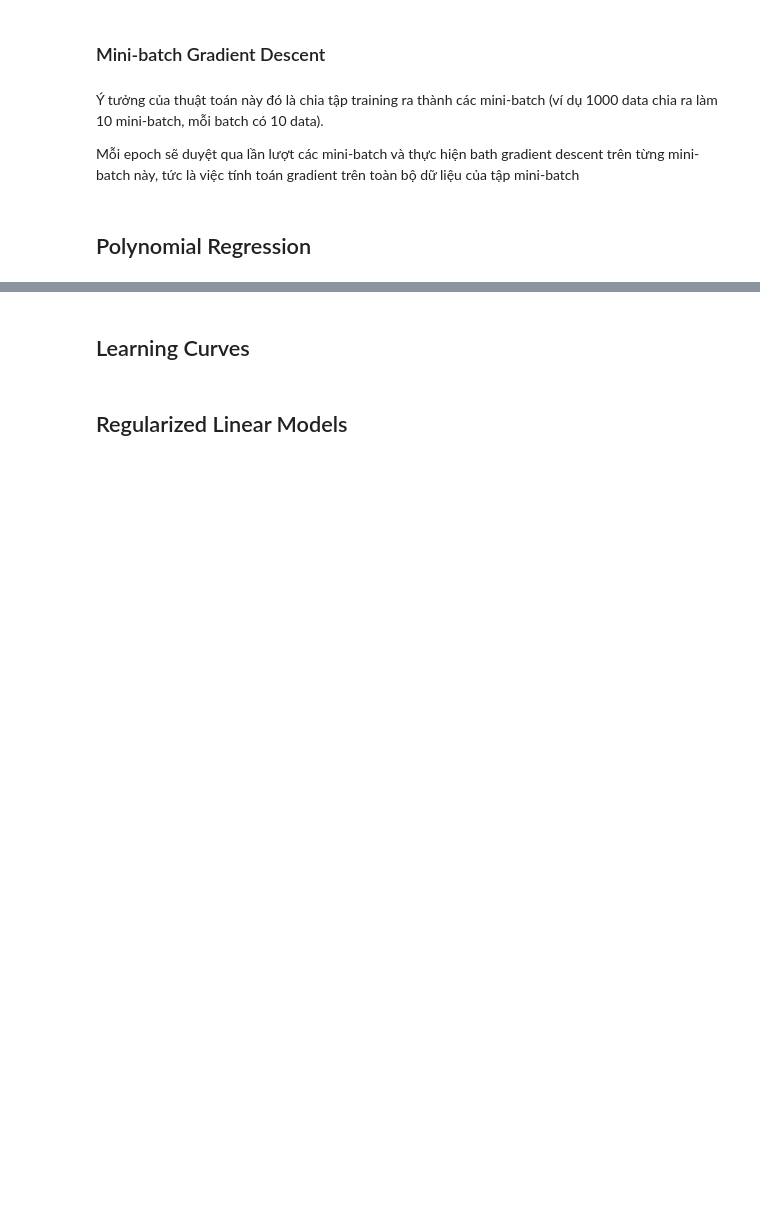
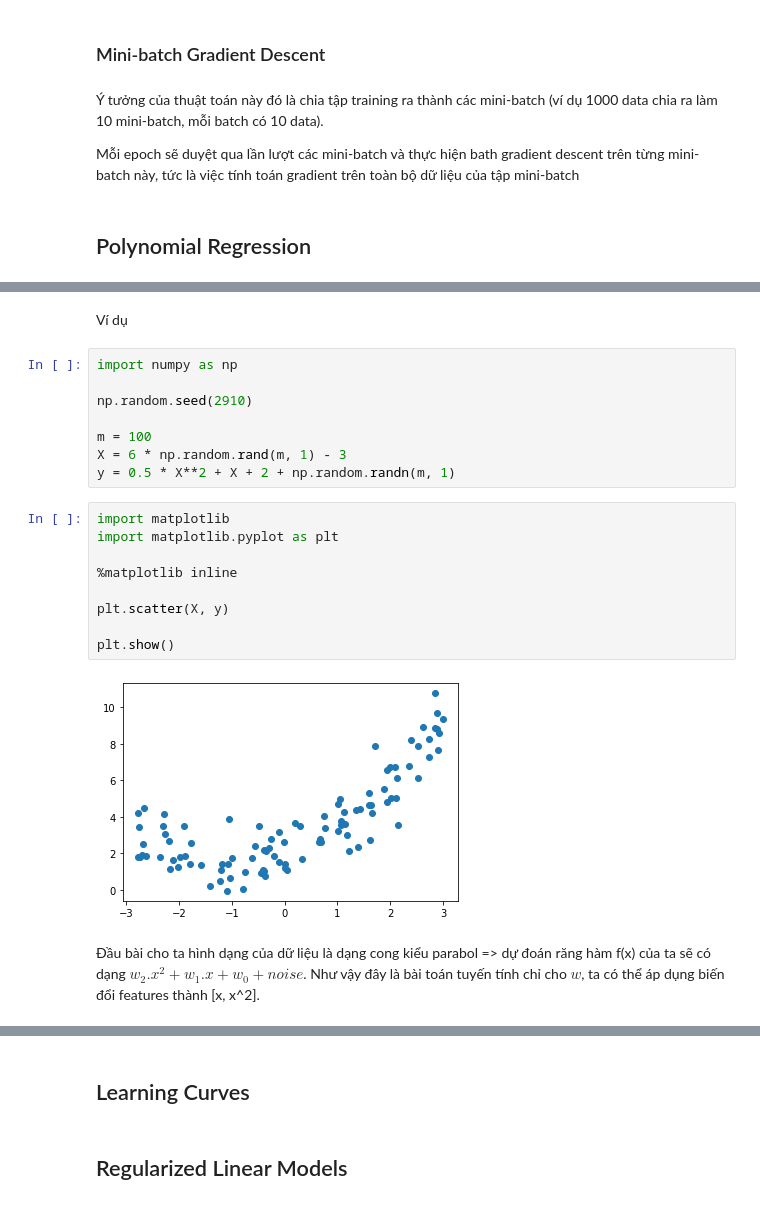
Before and after one commit to sonhm3029/Learning_ML_with_book, a Jupyter notebook: practice/hand_on_ml_with_sklearn_tensorflow/[Part1]_The_fundamentals_of_ML/chapter4.ipynb, the cells around one changed output, grey strips where cells are left out. Saved outputs shown, nothing was run; the diff lists cells and outputs as text; blank space fills up the shorter version.

```diff
--- a/practice/hand_on_ml_with_sklearn_tensorflow/[Part1]_The_fundamentals_of_ML/chapter4.ipynb
+++ b/practice/hand_on_ml_with_sklearn_tensorflow/[Part1]_The_fundamentals_of_ML/chapter4.ipynb
@@ -283,0 +290,23 @@ Mỗi epoch sẽ duyệt qua lần lượt các mini-batch và thực hiện bat
+# %% [markdown]
+Ví dụ
+# %%
+import numpy as np
+
+np.random.seed(2910)
+
+m = 100
+X = 6 * np.random.rand(m, 1) - 3
+y = 0.5 * X**2 + X + 2 + np.random.randn(m, 1)
+# %%
+import matplotlib
+import matplotlib.pyplot as plt
+
+%matplotlib inline
+
+plt.scatter(X, y)
+
+plt.show()
+# %% [output]
+[figure, added]
+# %% [markdown]
+Đầu bài cho ta hình dạng của dữ liệu là dạng cong kiểu parabol => dự đoán răng hàm f(x) của ta sẽ có dạng $w_2.x^2 + w_1.x + w_0 + noise$. Như vậy đây là bài toán tuyến tính chỉ cho $w$, ta có thể áp dụng biến đổi features thành [x, x^2].
```
Also changed, not shown: parts of 8 cells of this notebook, 1 other file.
